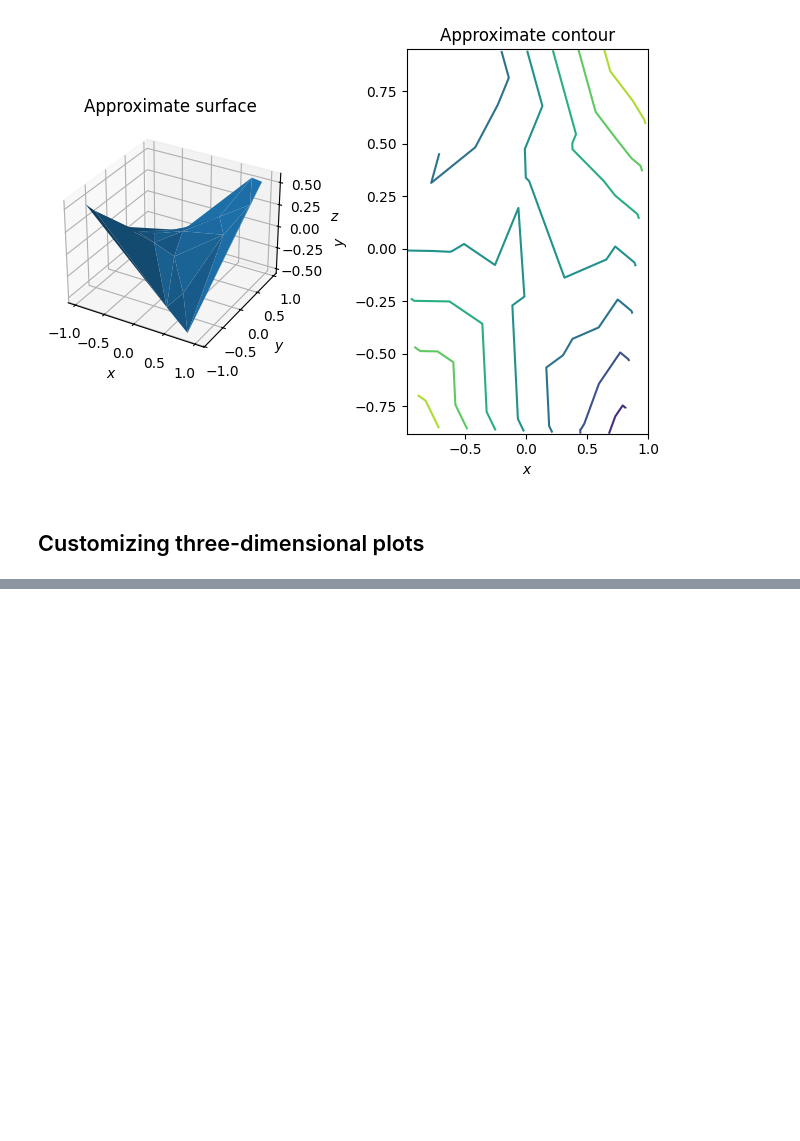
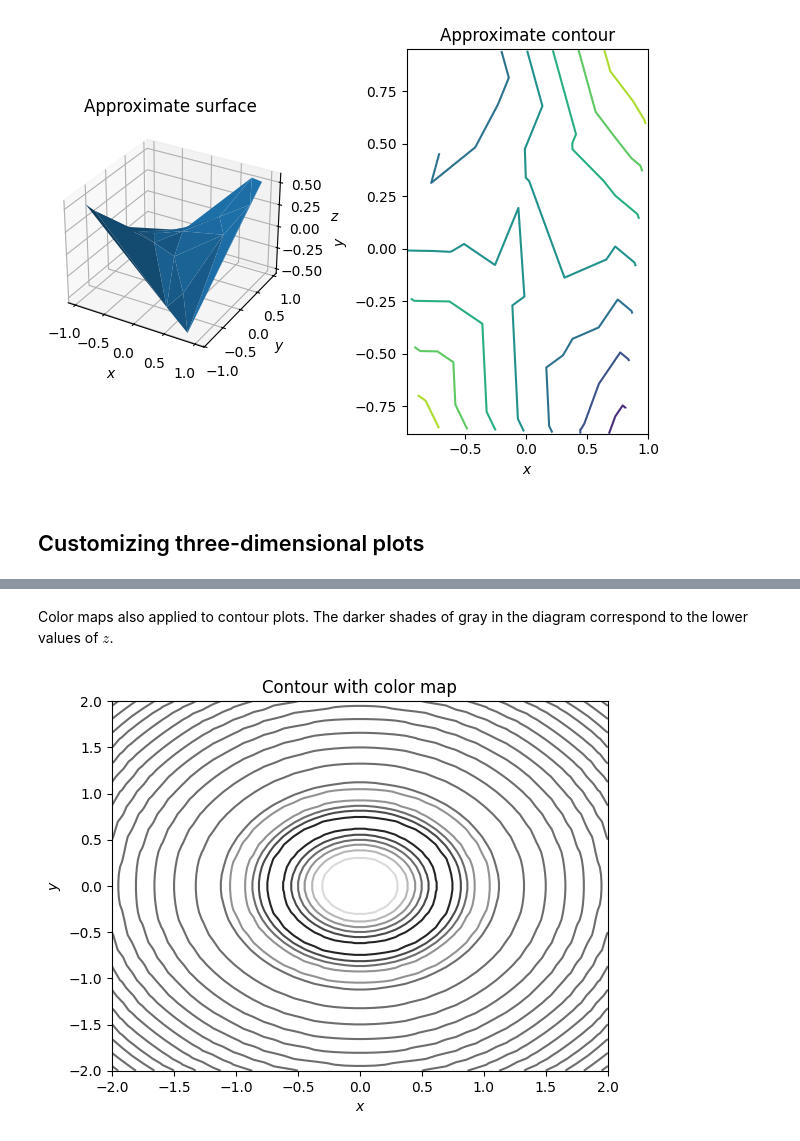
Before and after one commit to toshiro-en-miyamoto/math2, a Jupyter notebook: jupyter/samMorley/ch02_plotting.ipynb, the cells around one changed output, grey strips where cells are left out. Saved outputs shown, nothing was run; the diff lists cells and outputs as text; code cells hidden in the pictures; blank space fills up the shorter version.

```diff
--- a/jupyter/samMorley/ch02_plotting.ipynb
+++ b/jupyter/samMorley/ch02_plotting.ipynb
@@ -419,0 +446,10 @@ ax2.set_ylabel(r"$y$");
+# %% [markdown]
+Color maps also applied to contour plots. The darker shades of gray in the diagram correspond to the lower values of $z$.
+# %%
+fig = plt.figure()
+plt.contour(x, y, z, cmap="binary_r")
+plt.title("Contour with color map")
+plt.xlabel(r"$x$")
+plt.ylabel(r"$y$");
+# %% [output]
+[figure, added]
```
Also changed, not shown: parts of 7 cells of this notebook.
